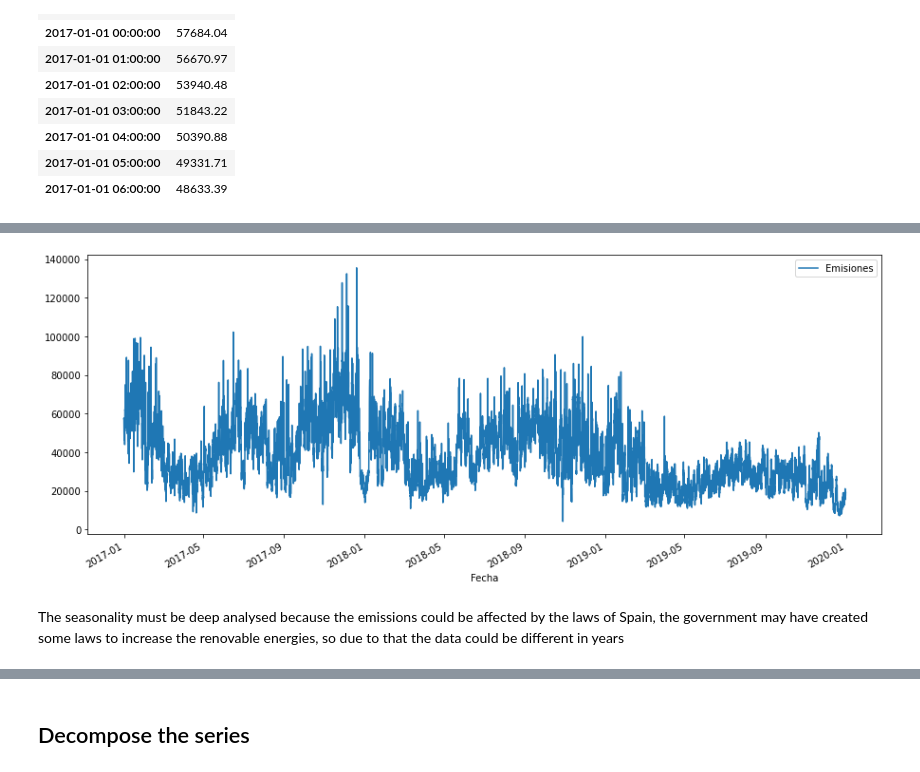
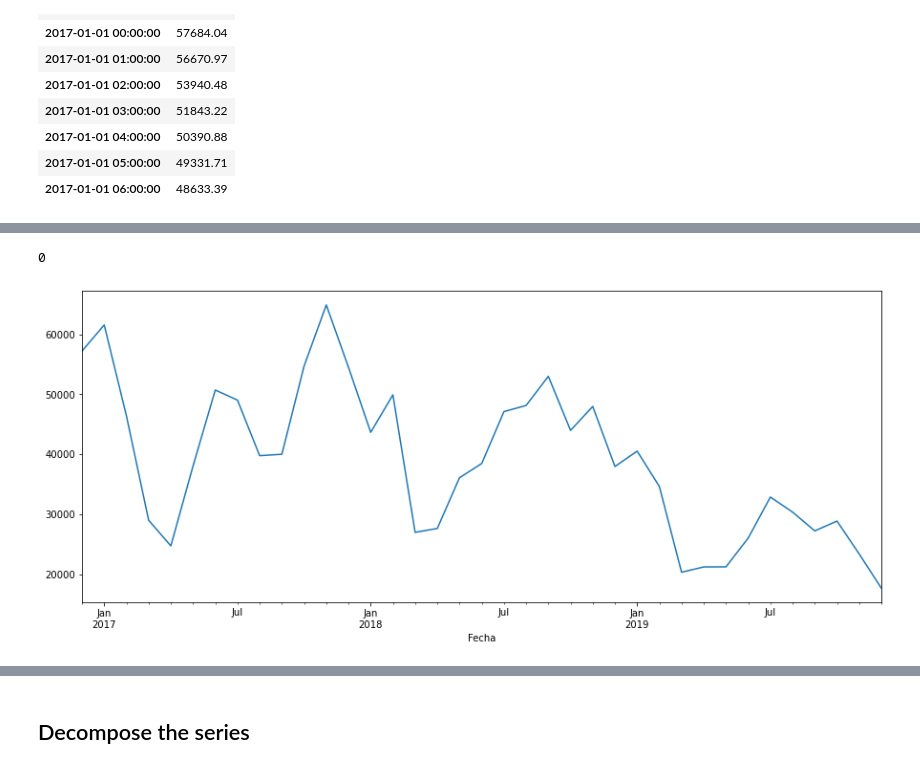
Before and after one commit to hectorLop/CO2_emissions_forecast, a Jupyter notebook: CO2_feature_engineering_and_visualization.ipynb, the cells around one changed output, grey strips where cells are left out. Saved outputs shown, nothing was run; the diff lists cells and outputs as text; code cells hidden in the pictures.

Commit message:
Added Resample section and tasks

```diff
--- a/CO2_feature_engineering_and_visualization.ipynb
+++ b/CO2_feature_engineering_and_visualization.ipynb
@@ -208,0 +222,3 @@ dataset_by_hour.head(10)
+# %%
+# Converts the dataset into a frequency of 1 hour, it doesn't change the data because it already have a frequency of 1 hour
+dataset_by_hour = dataset_by_hour.asfreq('H')
@@ -208,0 +227,2 @@ dataset_by_hour.head(10)
+# %%
+dataset_by_month = dataset_by_hour['Emisiones'].resample('MS').mean()
@@ -209,8 +244,10 @@ dataset_by_hour.head(10)
+# %%
+# Check if some missing values have been created because of resampling
+dataset_by_month.isnull().sum()
+# %% [output]
+0
 # %%
-dataset_by_hour.plot(figsize=(15, 6))
+dataset_by_month.plot(figsize=(15, 6))
 pyplot.show()
 # %% [output]
-[figure, old version]
+[figure, new version]
-# %% [markdown]
-The seasonality must be deep analysed because the emissions could be affected by the laws of Spain, the government may have created some laws to increase
-the renovable energies, so due to that the data could be different in years
```
Also changed, not shown: parts of 13 cells of this notebook.
